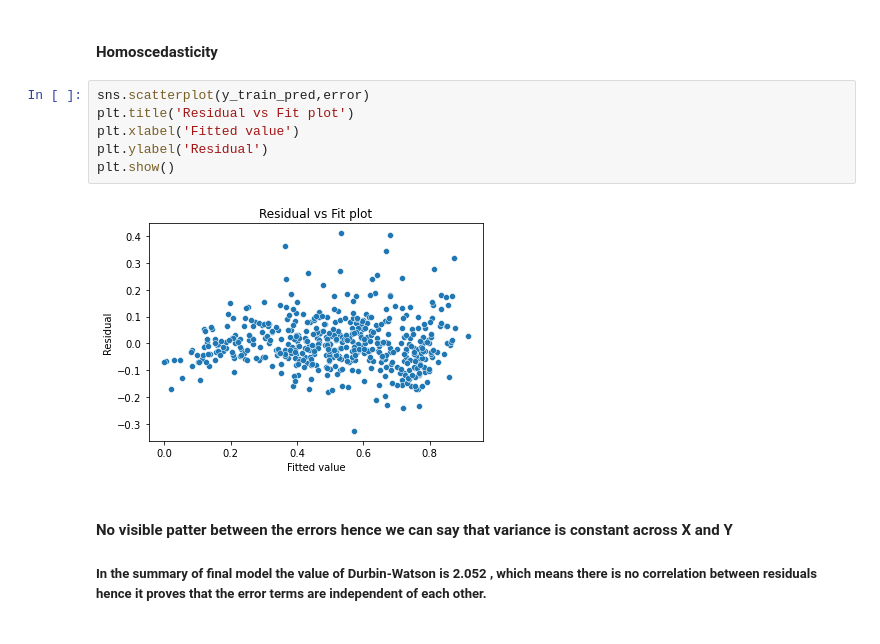
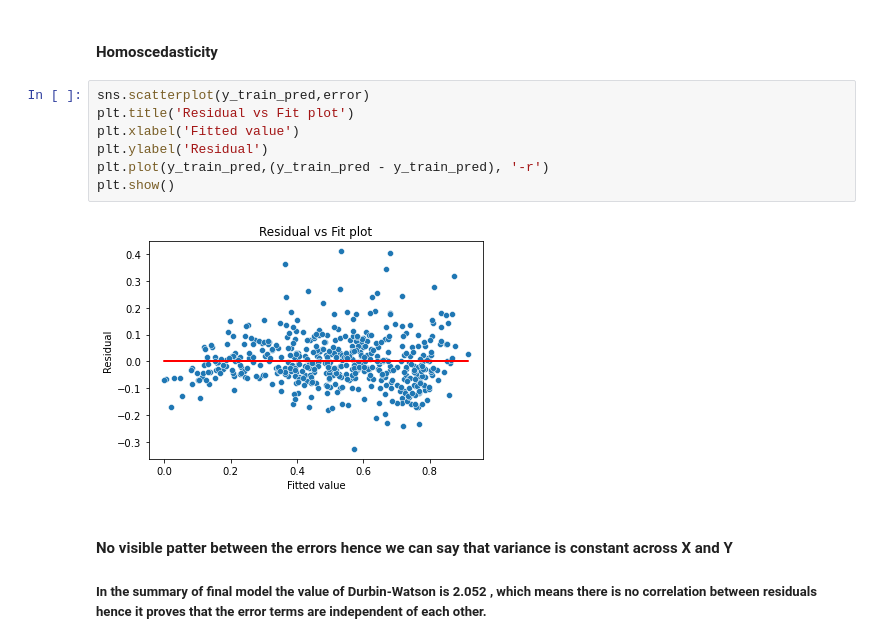
Before and after one commit to vivek3vedi/BikeSharing, a Jupyter notebook: BikeSharingCaseStudy.ipynb, the cells around one changed output. Drawn from its saved outputs; the diff is of its cells as text.

```diff
--- a/BikeSharingCaseStudy.ipynb
+++ b/BikeSharingCaseStudy.ipynb
@@ -801,11 +801,12 @@ plt.show()
 # %%
 sns.scatterplot(y_train_pred,error)
 plt.title('Residual vs Fit plot')
 plt.xlabel('Fitted value')
 plt.ylabel('Residual')
+plt.plot(y_train_pred,(y_train_pred - y_train_pred), '-r')
 plt.show()
 # %% [output]
-[figure, old version]
+[figure, new version]
 # %% [markdown]
 #### No visible patter between the errors hence we can say that variance is constant across X and Y
 ##### In the summary of final model the value of Durbin-Watson is 2.052 , which means there is no correlation between residuals hence it proves that the error terms are independent of each other.
```
